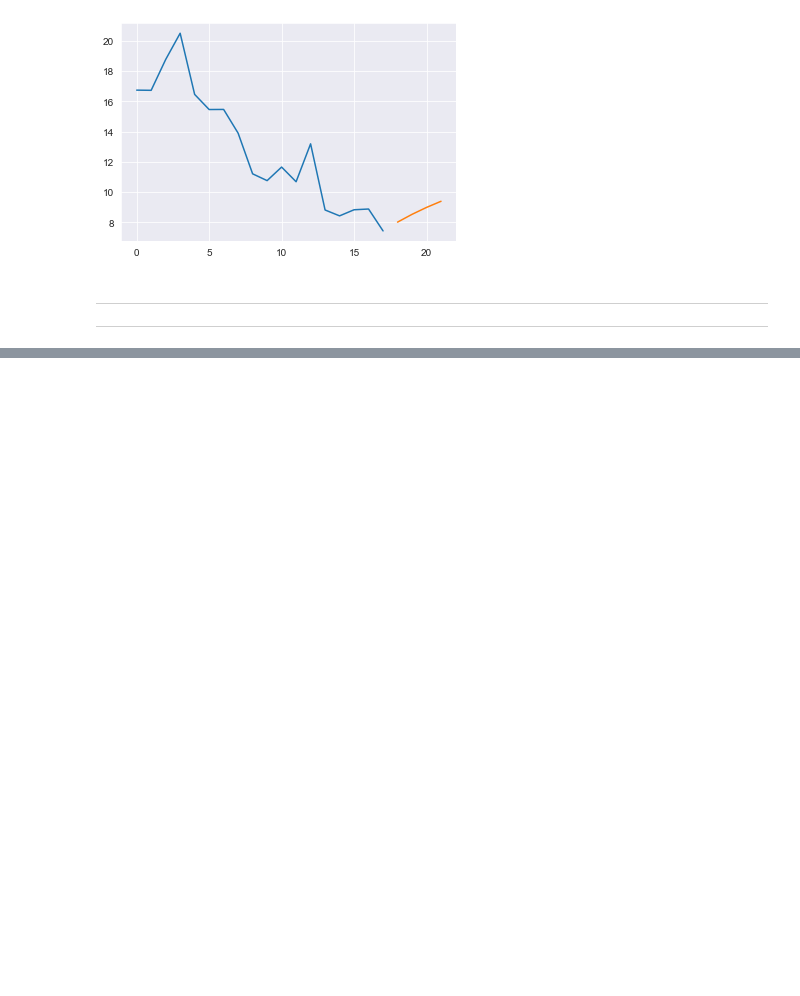
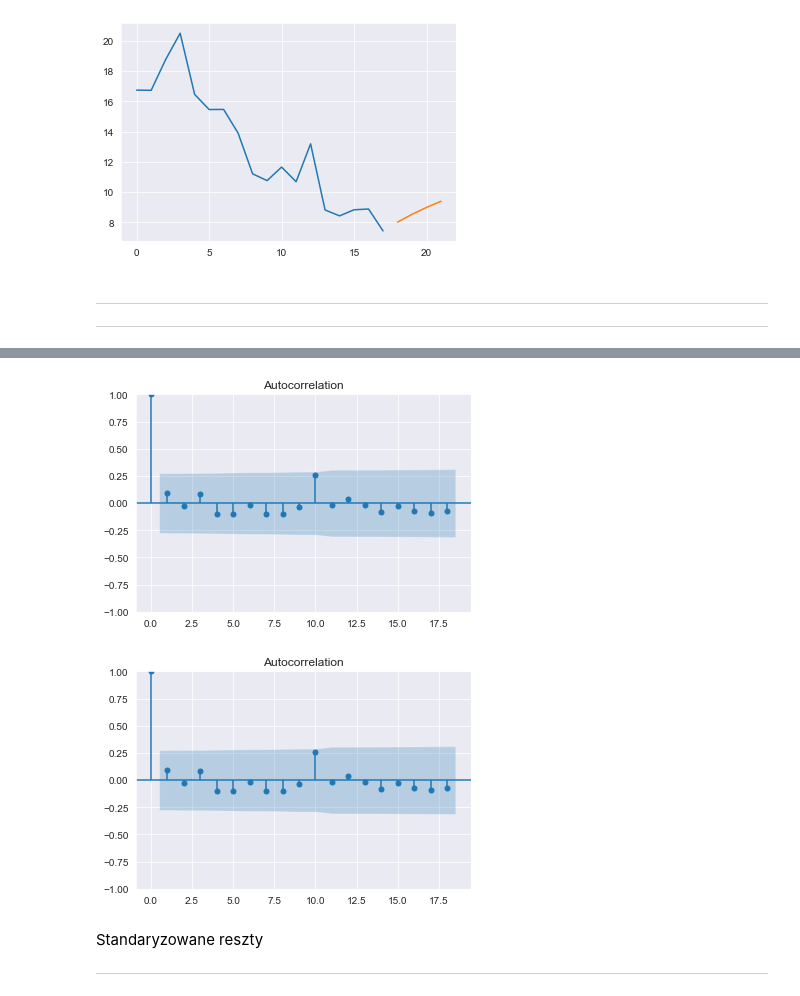
Before and after one commit to Eldow227/Time-Series-Analysis, a Jupyter notebook: Microsoft_net_value.ipynb, the cells around one changed output, grey strips where cells are left out. Saved outputs shown, nothing was run; the diff lists cells and outputs as text; code cells hidden in the pictures; blank space fills up the shorter version.

```diff
--- a/Microsoft_net_value.ipynb
+++ b/Microsoft_net_value.ipynb
@@ -224,0 +328,8 @@ plt.show()
+# %%
+sm.graphics.tsa.plot_acf(pow(resid, 2))
+# %% [output]
+[figure, added]
+[figure, added]
+# %% [markdown]
+Standaryzowane reszty
+*****
```
Also changed, not shown: parts of 18 cells of this notebook.
